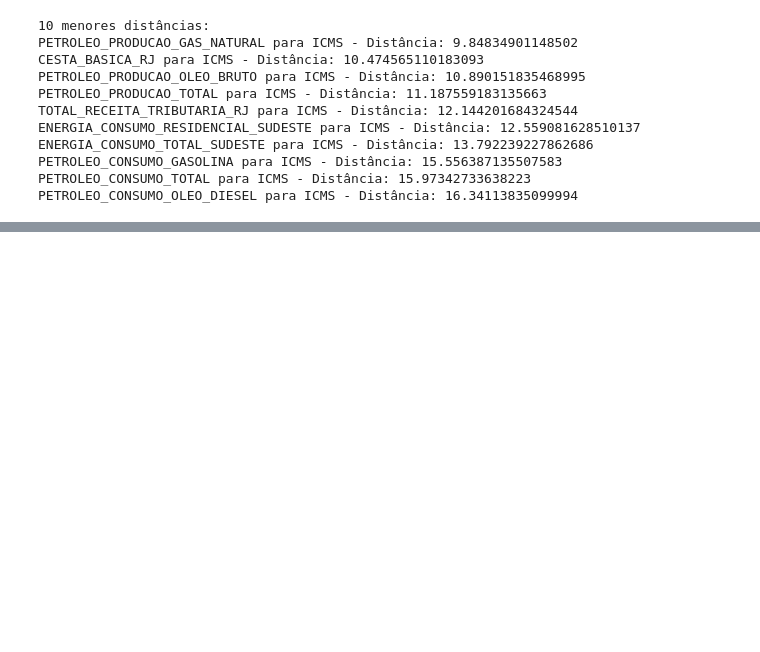
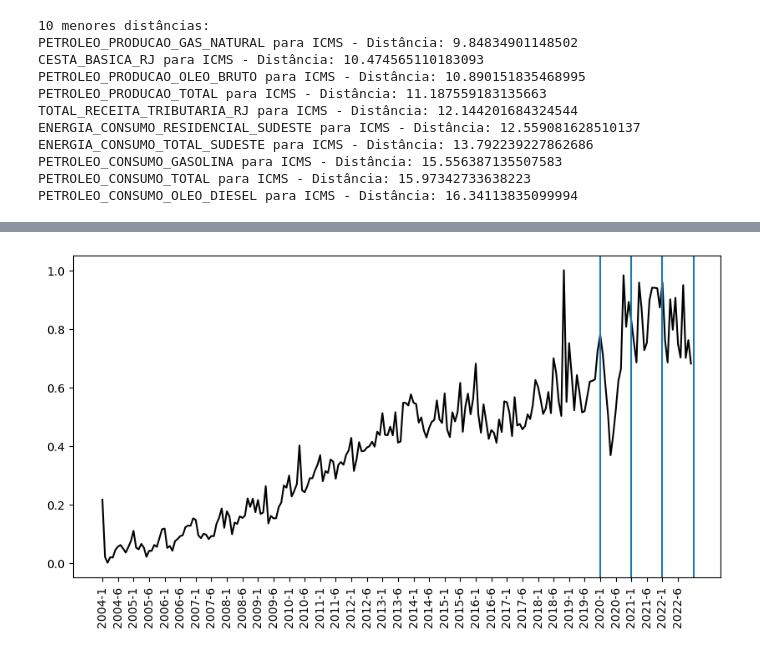
Before and after one commit to JPVercosa/icms-prediction, a Jupyter notebook: notebooks/dtw.ipynb, the cells around one changed output, grey strips where cells are left out. Cells and saved outputs as stored; diff of their text form; code cells hidden in the pictures; blank space fills up the shorter version.

```diff
--- a/notebooks/dtw.ipynb
+++ b/notebooks/dtw.ipynb
@@ -99,0 +118,19 @@ best_series.head()
+# %%
+plt.figure(figsize=(10, 5))
+plt.plot(saida, label='ICMS', color='black')
+# plt.legend(loc='upper center', bbox_to_anchor=(0.5, 1.27),
+#           fancybox=True, shadow=True, ncol=2)
+ticks = np.arange(2004,2023,1)
+new_ticks = []
+for i in range(len(ticks)):
+    for j in range(2):
+        new_ticks.append(f"{ticks[i]}-{(j*5)+1}")
+#print(new_ticks)
+plt.axvline(x=192, label="2020-01") # 2020-01
+plt.axvline(x=204, label="2021-01") # 2021-01
+plt.axvline(x=216, label="2022-01") # 2022-01
+plt.axvline(x=228, label="2023-01") # 2023-01
+plt.xticks(np.arange(0, 228, 6), new_ticks, rotation=90)
+plt.show()
+# %% [output]
+[figure, added]
```
Also changed, not shown: parts of 5 cells of this notebook.
